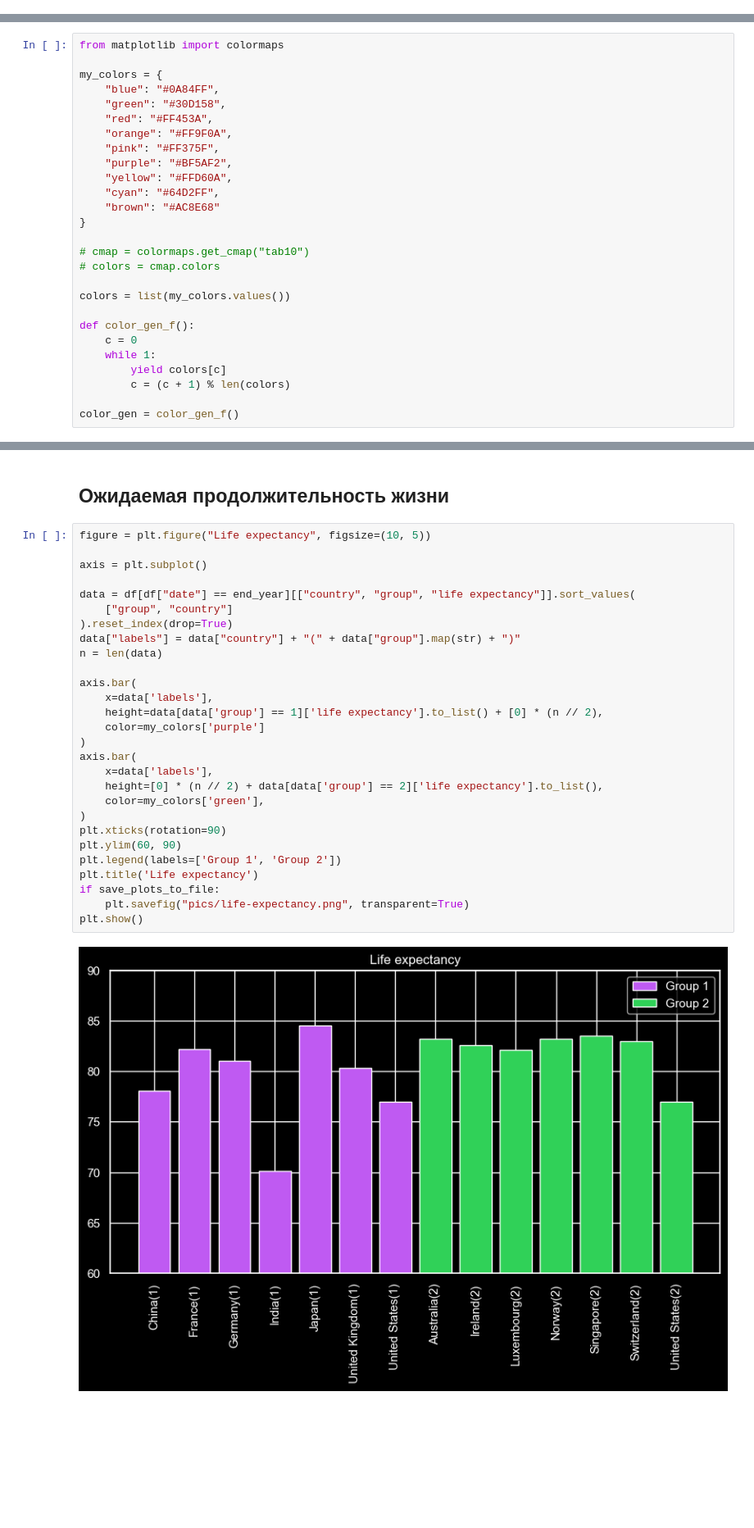
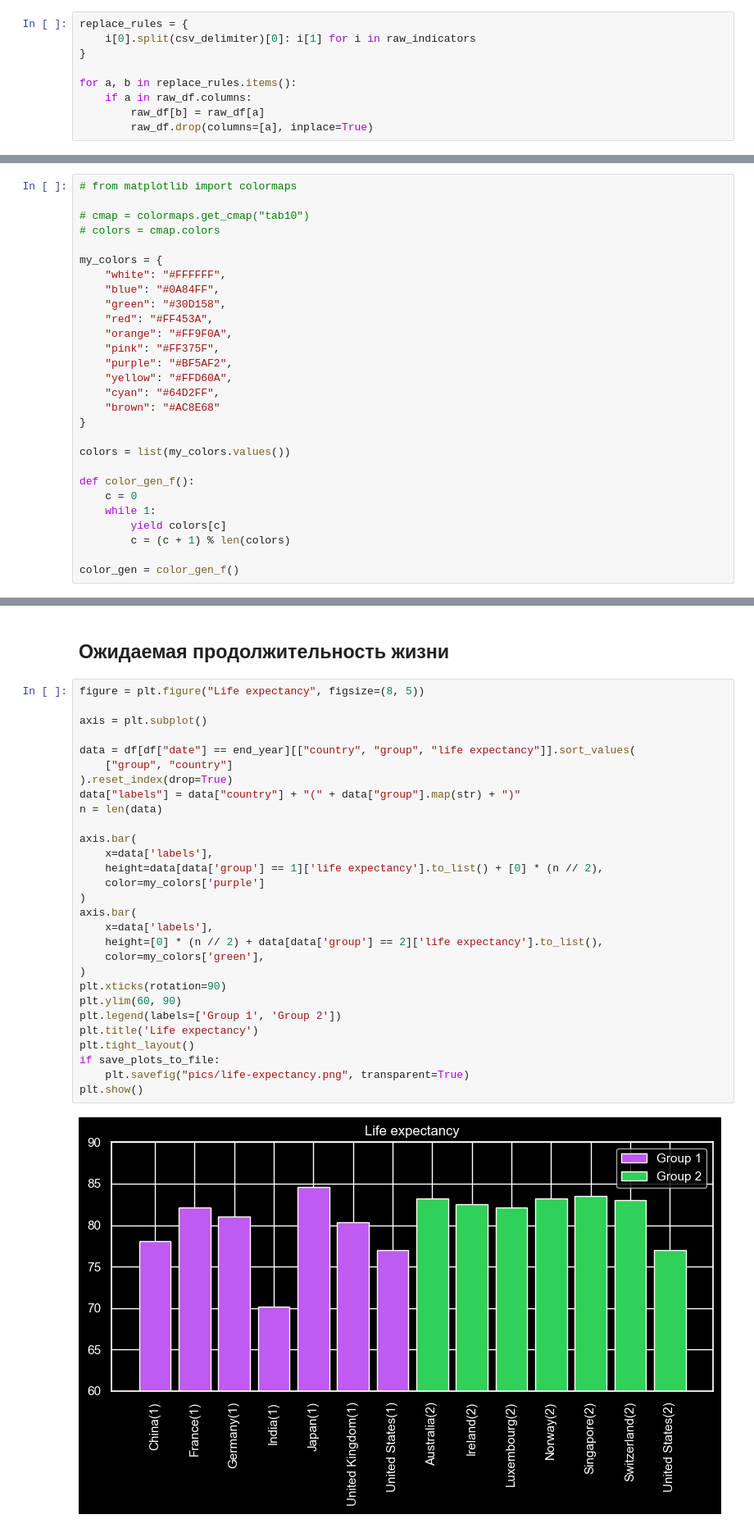
Before and after one commit to XTerris/economic_analysis, a Jupyter notebook: main.ipynb, the cells around one changed output, grey strips where cells are left out. Shown at 82% size. Cells and saved outputs as stored; diff of their text form; blank space fills up the shorter version.

```diff
--- a/main.ipynb
+++ b/main.ipynb
@@ -201,3 +179,12 @@ for a, b in replace_rules.items():
+# %%
+replace_rules = {
+    i[0].split(csv_delimiter)[0]: i[1] for i in raw_indicators
+}
+
+for a, b in replace_rules.items():
+    if a in raw_df.columns:
+        raw_df[b] = raw_df[a]
+        raw_df.drop(columns=[a], inplace=True)
 # %%
 raw_df.info()
 # %% [output]
@@ -531,7 +518,11 @@ df
 # %%
-from matplotlib import colormaps
+# from matplotlib import colormaps
+
+# cmap = colormaps.get_cmap("tab10")
+# colors = cmap.colors
 
 my_colors = {
+    "white": "#FFFFFF",
     "blue": "#0A84FF",
     "green": "#30D158",
     "red": "#FF453A",
@@ -543,9 +534,6 @@ my_colors = {
     "brown": "#AC8E68"
 }
 
-# cmap = colormaps.get_cmap("tab10")
-# colors = cmap.colors
-
 colors = list(my_colors.values())
 
 def color_gen_f():
@@ -923,32 +911,33 @@ Mean death rate in 2 group: 7.409999999999999
 # %% [markdown]
 ## Ожидаемая продолжительность жизни
 # %%
-figure = plt.figure("Life expectancy", figsize=(10, 5))
+figure = plt.figure("Life expectancy", figsize=(8, 5))
 
 axis = plt.subplot()
 
 data = df[df["date"] == end_year][["country", "group", "life expectancy"]].sort_values(
     ["group", "country"]
 ).reset_index(drop=True)
 data["labels"] = data["country"] + "(" + data["group"].map(str) + ")"
 n = len(data)
 
 axis.bar(
     x=data['labels'],
     height=data[data['group'] == 1]['life expectancy'].to_list() + [0] * (n // 2),
     color=my_colors['purple']
 )
 axis.bar(
     x=data['labels'],
     height=[0] * (n // 2) + data[data['group'] == 2]['life expectancy'].to_list(),
     color=my_colors['green'],
 )
 plt.xticks(rotation=90)
 plt.ylim(60, 90)
 plt.legend(labels=['Group 1', 'Group 2'])
 plt.title('Life expectancy')
+plt.tight_layout()
 if save_plots_to_file:
     plt.savefig("pics/life-expectancy.png", transparent=True)
 plt.show()
 # %% [output]
-[figure, old version]
+[figure, new version]
```
Also changed, not shown: parts of 31 cells of this notebook, 6 other files.
